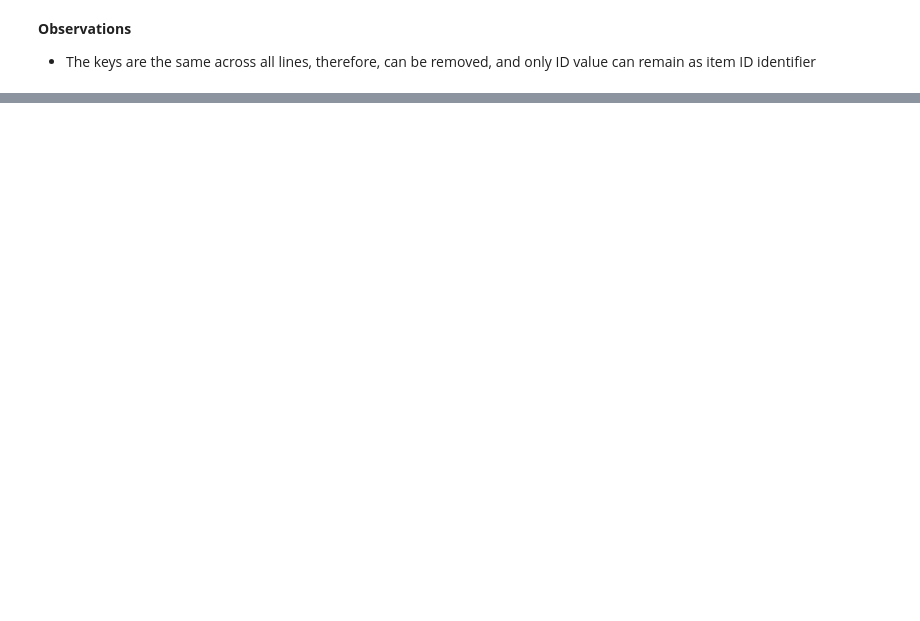
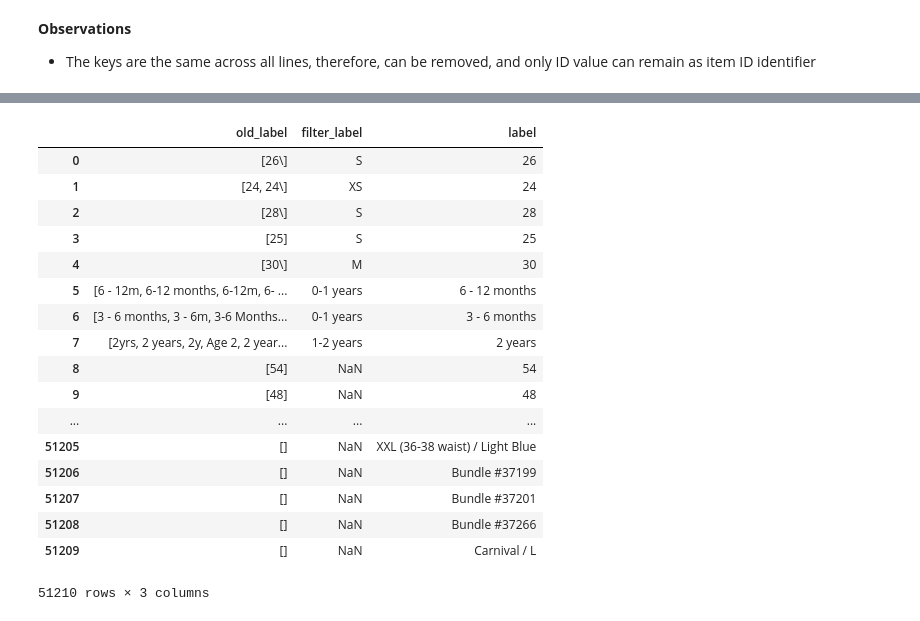
Before and after one commit to gabidan/trouva_gabi, a Jupyter notebook: trouva-test.ipynb, the cells around one changed output, grey strips where cells are left out. Cells and saved outputs as stored; diff of their text form; code cells hidden in the pictures; blank space fills up the shorter version.

```diff
--- a/trouva-test.ipynb
+++ b/trouva-test.ipynb
@@ -113,0 +137,2 @@ dict_values
+# %%
+data['created_at']  = pd.to_datetime(data['created_at'])
@@ -113,0 +166,2 @@ dict_values
+# %%
+data['updated_at']  = pd.to_datetime(data['updated_at'])
@@ -113,0 +177,21 @@ dict_values
+# %%
+data[['old_label','filter_label','label']]
+# %% [output]
+|  | old_label | filter_label | label |
+| 0 | [26\] | S | 26 |
+| 1 | [24, 24\] | XS | 24 |
+| 2 | [28\] | S | 28 |
+| 3 | [25] | S | 25 |
+| 4 | [30\] | M | 30 |
+| 5 | [6 - 12m, 6-12 months, 6-12m, 6- ... | 0-1 years | 6 - 12 months |
+| 6 | [3 - 6 months, 3 - 6m, 3-6 Months... | 0-1 years | 3 - 6 months |
+| 7 | [2yrs, 2 years, 2y, Age 2, 2 year... | 1-2 years | 2 years |
+| 8 | [54] | NaN | 54 |
+| 9 | [48] | NaN | 48 |
+| ... | ... | ... | ... |
+| 51205 | [] | NaN | XXL (36-38 waist) / Light Blue |
+| 51206 | [] | NaN | Bundle #37199 |
+| 51207 | [] | NaN | Bundle #37201 |
+| 51208 | [] | NaN | Bundle #37266 |
+| 51209 | [] | NaN | Carnival / L |
+51210 rows × 3 columns
```
Also changed, not shown: parts of 31 cells of this notebook.
